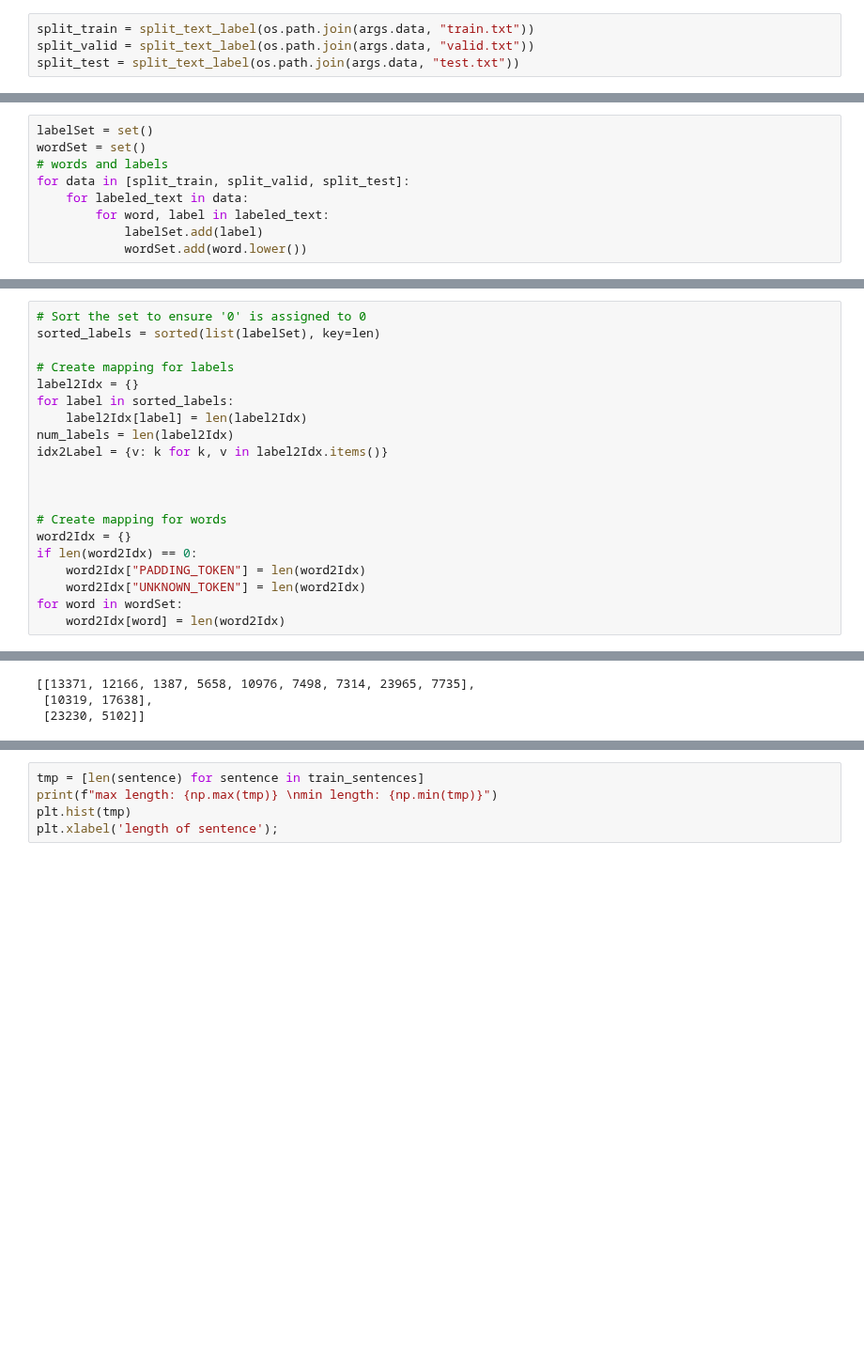
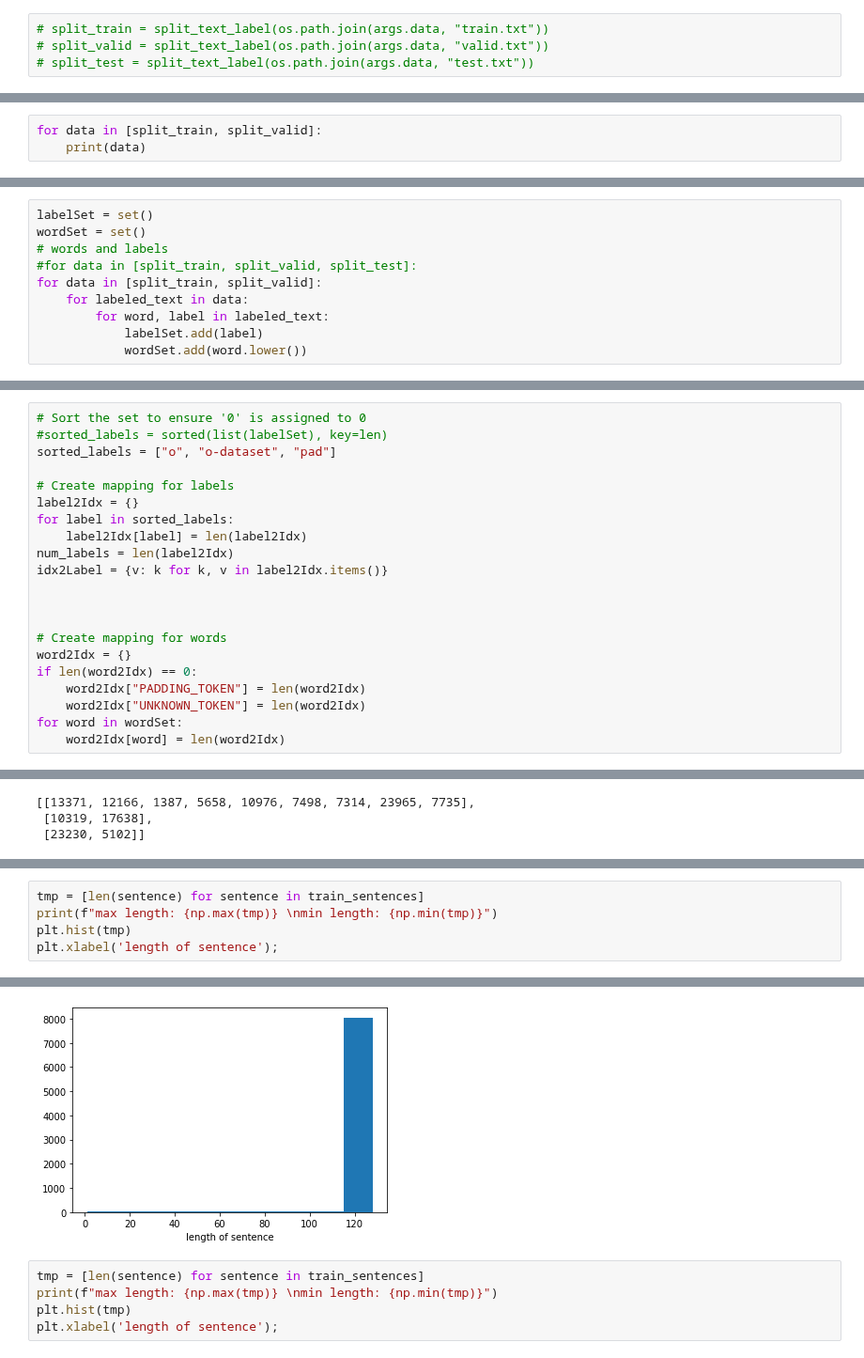
Before and after one commit to riow1983/Kaggle-Coleridge-Initiative, a Jupyter notebook: notebooks/localnb002-bilstm-ner.ipynb, the cells around one changed output, grey strips where cells are left out. Shown at 94% size. Drawn from its saved outputs; the diff is of its cells as text; blank space fills up the shorter version.

```diff
--- a/notebooks/localnb002-bilstm-ner.ipynb
+++ b/notebooks/localnb002-bilstm-ner.ipynb
@@ -255,7 +359,7 @@ folds
 # %%
-split_train = split_text_label(os.path.join(args.data, "train.txt"))
-split_valid = split_text_label(os.path.join(args.data, "valid.txt"))
-split_test = split_text_label(os.path.join(args.data, "test.txt"))
+# split_train = split_text_label(os.path.join(args.data, "train.txt"))
+# split_valid = split_text_label(os.path.join(args.data, "valid.txt"))
+# split_test = split_text_label(os.path.join(args.data, "test.txt"))
 # %%
 split_train[:3]
 # %% [output]
@@ -312,3 +416,6 @@ split_test[:3]
   ['Arab', 'I-LOC'],
   ['Emirates', 'I-LOC'],
   ['1996-12-06', 'O']]]
+# %%
+for data in [split_train, split_valid]:
+    print(data)
@@ -316,7 +426,8 @@ split_test[:3]
 labelSet = set()
 wordSet = set()
 # words and labels
-for data in [split_train, split_valid, split_test]:
+#for data in [split_train, split_valid, split_test]:
+for data in [split_train, split_valid]:
     for labeled_text in data:
         for word, label in labeled_text:
             labelSet.add(label)
@@ -329,6 +442,7 @@ print(labelSet)
 # %%
 # Sort the set to ensure '0' is assigned to 0
-sorted_labels = sorted(list(labelSet), key=len)
+#sorted_labels = sorted(list(labelSet), key=len)
+sorted_labels = ["o", "o-dataset", "pad"]
 
 # Create mapping for labels
 label2Idx = {}
@@ -381,0 +500,6 @@ train_labels[:3]
+# %%
+tmp = [len(sentence) for sentence in train_sentences]
+print(f"max length: {np.max(tmp)} \nmin length: {np.min(tmp)}")
+plt.hist(tmp)
+plt.xlabel('length of sentence');
+# %% [output]
@@ -382,3 +508,4 @@ train_labels[:3]
+[figure, added]
 # %%
 tmp = [len(sentence) for sentence in train_sentences]
 print(f"max length: {np.max(tmp)} \nmin length: {np.min(tmp)}")
```
Also changed, not shown: parts of 52 cells of this notebook, 4 other files.
